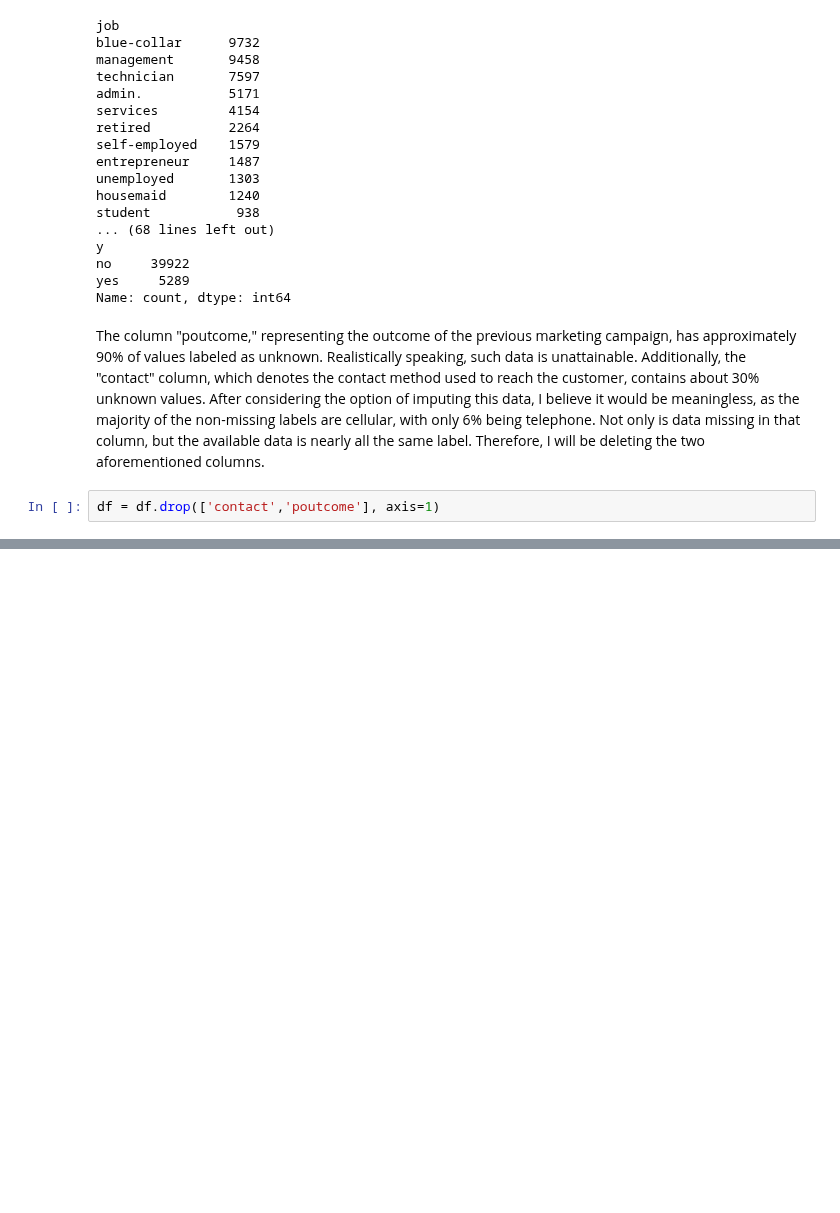
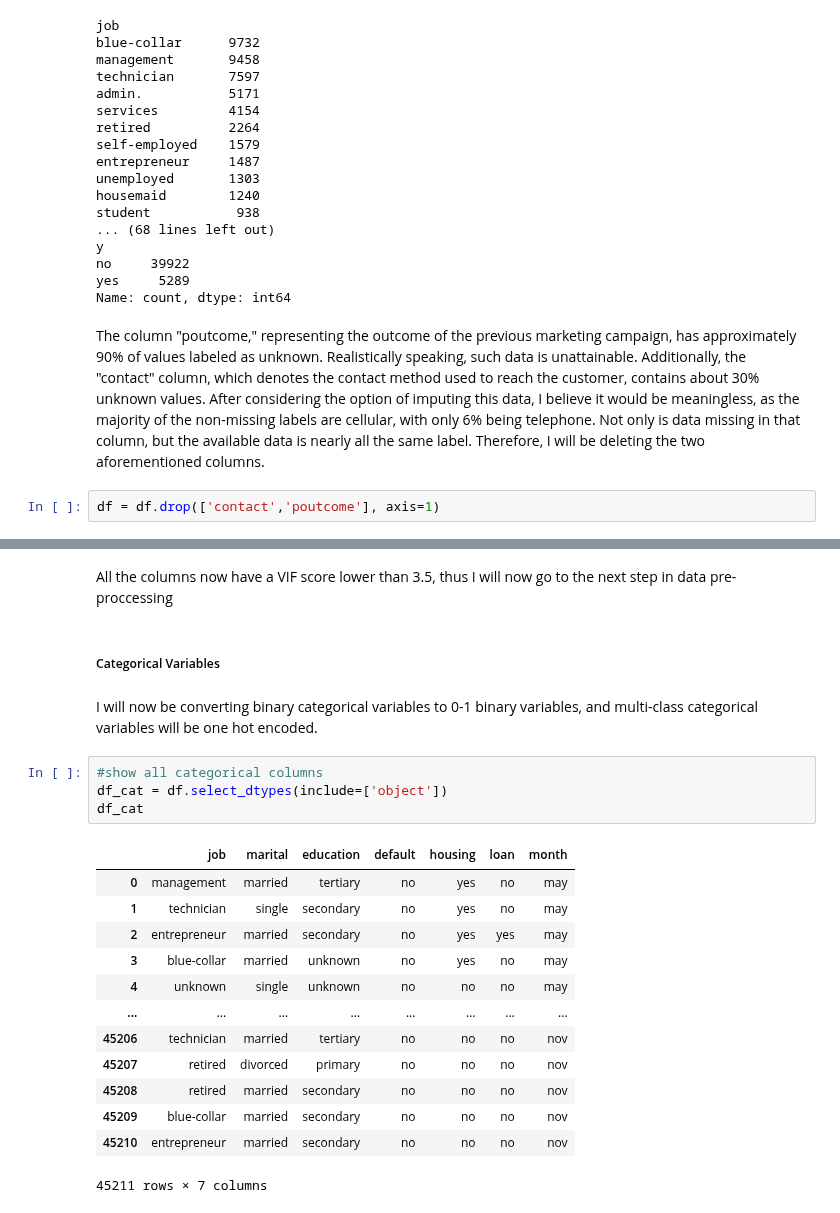
Before and after one commit to McGill-MMA-EnterpriseAnalytics/customer_banking, a Jupyter notebook: Classification_Problem.ipynb, the cells around one changed output, grey strips where cells are left out. Saved outputs shown, nothing was run; the diff lists cells and outputs as text; blank space fills up the shorter version.

```diff
--- a/Classification_Problem.ipynb
+++ b/Classification_Problem.ipynb
@@ -77,0 +139,24 @@ df = df.drop(['contact','poutcome'], axis=1)
+# %% [markdown]
+All the columns now have a VIF score lower than 3.5, thus I will now go to the next step in data pre-proccessing
+# %% [markdown]
+##### Categorical Variables
+# %% [markdown]
+I will now be converting binary categorical variables to 0-1 binary variables, and multi-class categorical variables will be one hot encoded.
+# %%
+#show all categorical columns
+df_cat = df.select_dtypes(include=['object'])
+df_cat
+# %% [output]
+|  | job | marital | education | default | housing | loan | month |
+| 0 | management | married | tertiary | no | yes | no | may |
+| 1 | technician | single | secondary | no | yes | no | may |
+| 2 | entrepreneur | married | secondary | no | yes | yes | may |
+| 3 | blue-collar | married | unknown | no | yes | no | may |
+| 4 | unknown | single | unknown | no | no | no | may |
+| ... | ... | ... | ... | ... | ... | ... | ... |
+| 45206 | technician | married | tertiary | no | no | no | nov |
+| 45207 | retired | divorced | primary | no | no | no | nov |
+| 45208 | retired | married | secondary | no | no | no | nov |
+| 45209 | blue-collar | married | secondary | no | no | no | nov |
+| 45210 | entrepreneur | married | secondary | no | no | no | nov |
+45211 rows × 7 columns
```
Also changed, not shown: parts of 10 cells of this notebook.
